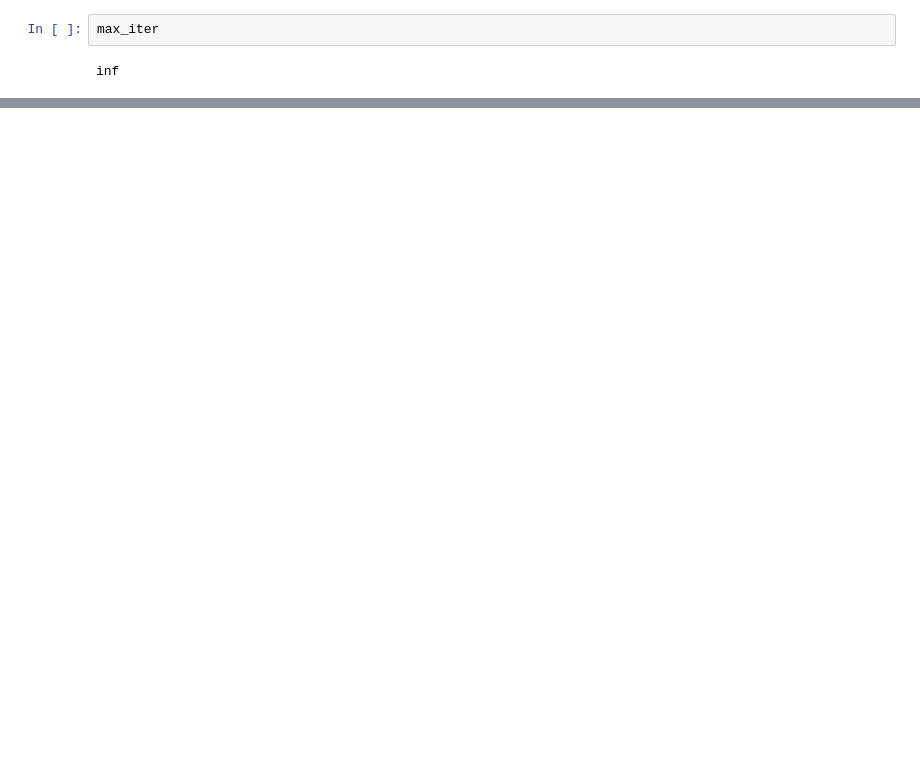
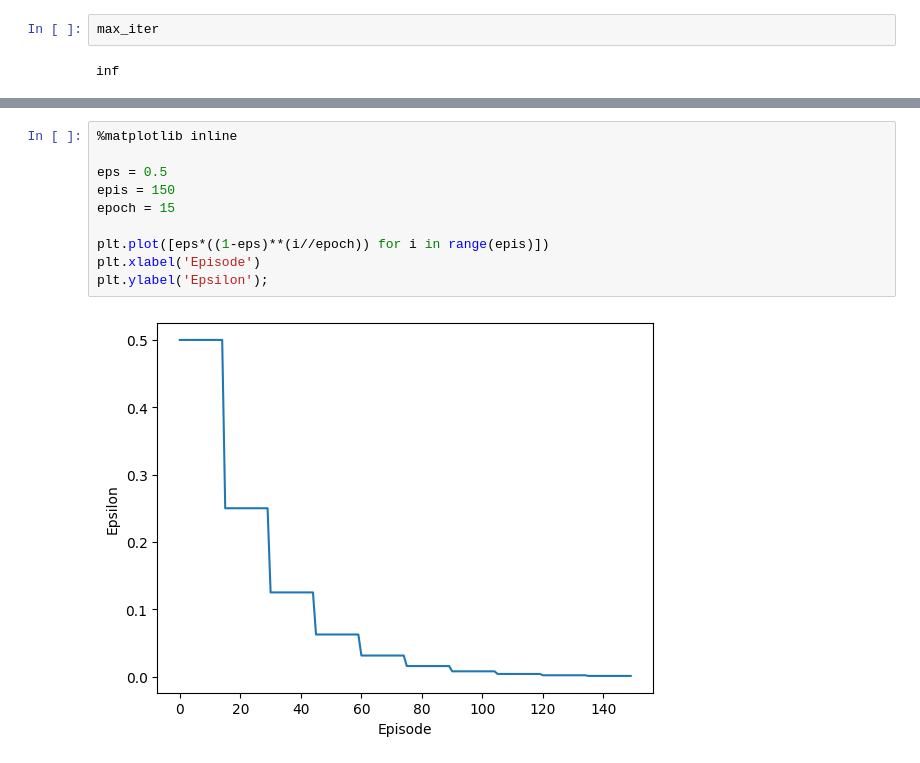
Before and after one commit to david-meltzer/ML_finance, a Jupyter notebook: RL_dixon/market_making.ipynb, the cells around one changed output, grey strips where cells are left out. Drawn from its saved outputs; the diff is of its cells as text; blank space fills up the shorter version.

```diff
--- a/RL_dixon/market_making.ipynb
+++ b/RL_dixon/market_making.ipynb
@@ -221,0 +299,12 @@ def sarsa(q_value, expected = False, step_size=Alpha, eps=epsilon):
+# %%
+%matplotlib inline
+
+eps = 0.5
+epis = 150
+epoch = 15
+
+plt.plot([eps*((1-eps)**(i//epoch)) for i in range(epis)])
+plt.xlabel('Episode')
+plt.ylabel('Epsilon');
+# %% [output]
+[figure, added]
```
Also changed, not shown: parts of 12 cells of this notebook, 4 other files.
